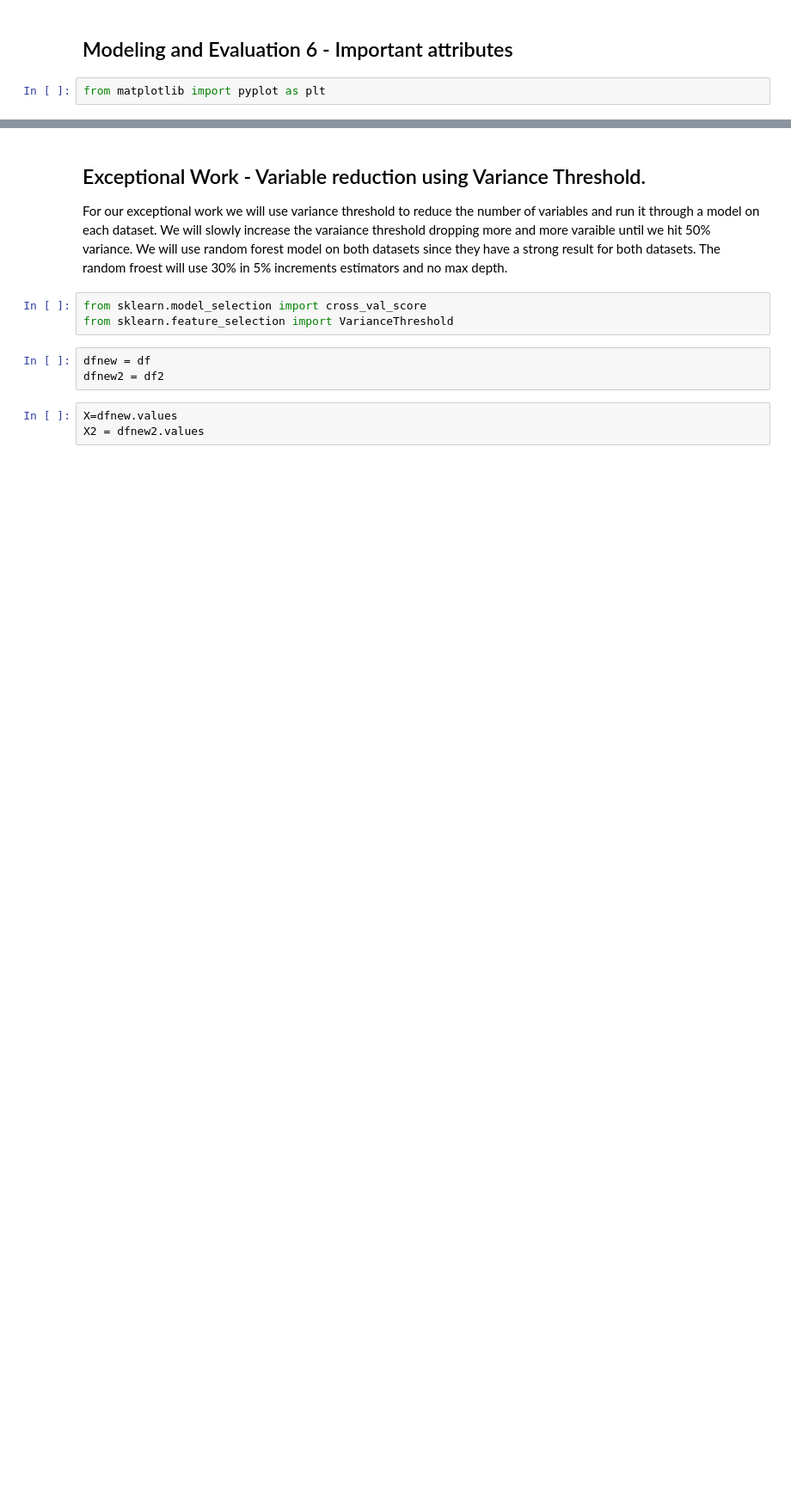
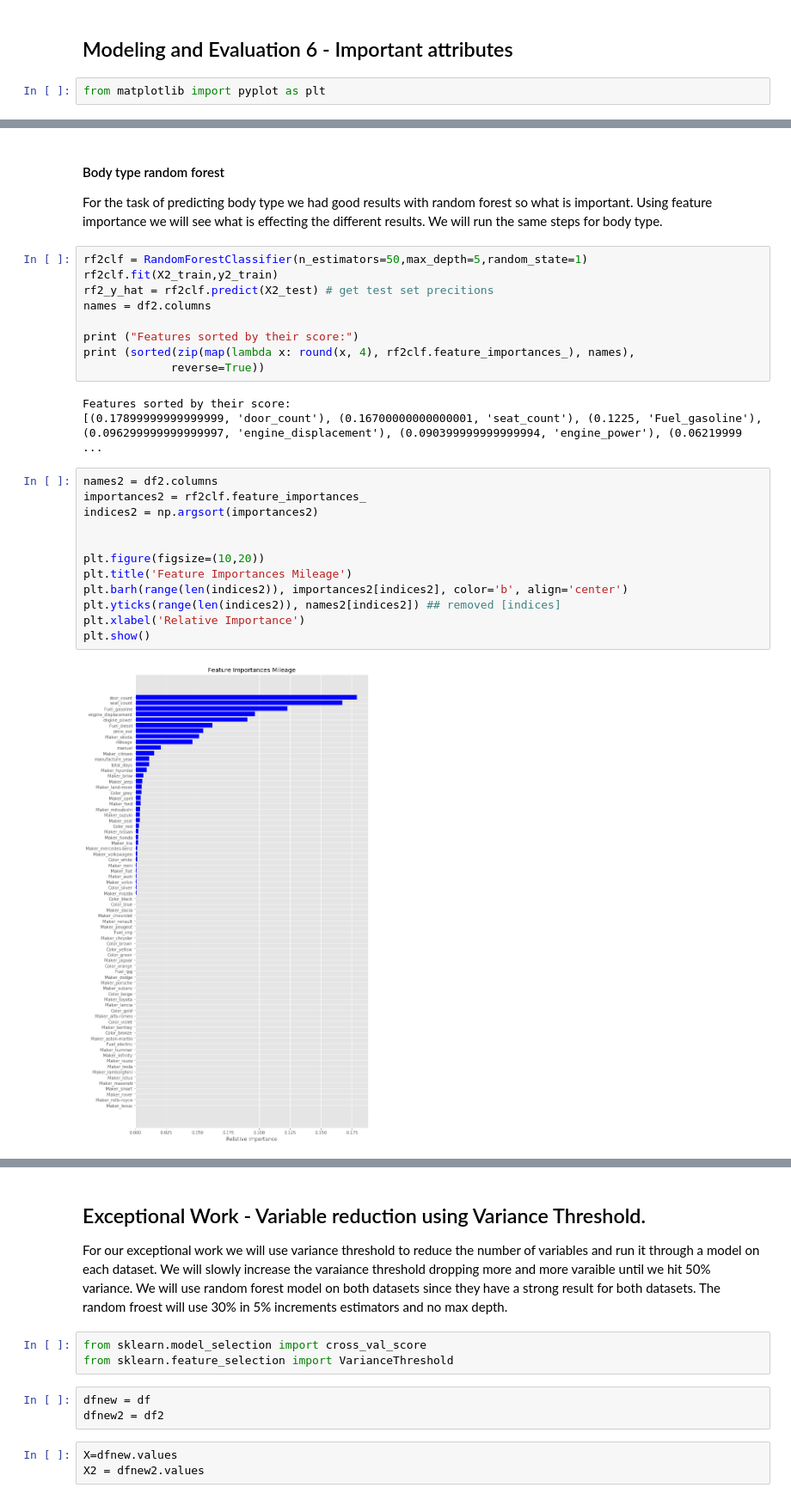
Before and after one commit to agbaca/DataMiningFall17, a Jupyter notebook: Lab2.ipynb, the cells around one changed output, grey strips where cells are left out. Shown: that part at 86% size. Saved outputs shown, nothing was run; the diff lists cells and outputs as text; blank space fills up the shorter version.

```diff
--- a/Lab2.ipynb
+++ b/Lab2.ipynb
@@ -1255,0 +1259,29 @@ ValueError: Wrong number of items passed 82, placement implies 64
+# %% [markdown]
+#### Body type random forest
+For the task of predicting body type we had good results with random forest so what is important. Using feature importance we will see what is effecting the different results.  We will run the same steps for body type.
+# %%
+rf2clf = RandomForestClassifier(n_estimators=50,max_depth=5,random_state=1)
+rf2clf.fit(X2_train,y2_train)
+rf2_y_hat = rf2clf.predict(X2_test) # get test set precitions
+names = df2.columns
+
+print ("Features sorted by their score:")
+print (sorted(zip(map(lambda x: round(x, 4), rf2clf.feature_importances_), names),
+             reverse=True))
+# %% [output]
+Features sorted by their score:
+[(0.17899999999999999, 'door_count'), (0.16700000000000001, 'seat_count'), (0.1225, 'Fuel_gasoline'), (0.096299999999999997, 'engine_displacement'), (0.090399999999999994, 'engine_power'), (0.06219999 ...
+# %%
+names2 = df2.columns
+importances2 = rf2clf.feature_importances_
+indices2 = np.argsort(importances2)
+
+
+plt.figure(figsize=(10,20))
+plt.title('Feature Importances Mileage')
+plt.barh(range(len(indices2)), importances2[indices2], color='b', align='center')
+plt.yticks(range(len(indices2)), names2[indices2]) ## removed [indices]
+plt.xlabel('Relative Importance')
+plt.show()
+# %% [output]
+[figure, added]
```
Also changed, not shown: parts of 24 cells of this notebook.
